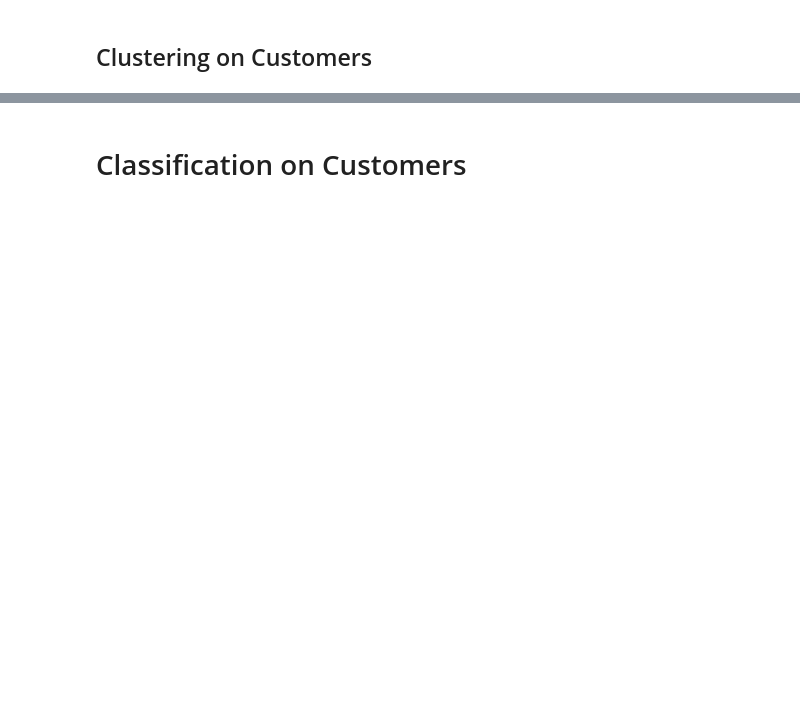
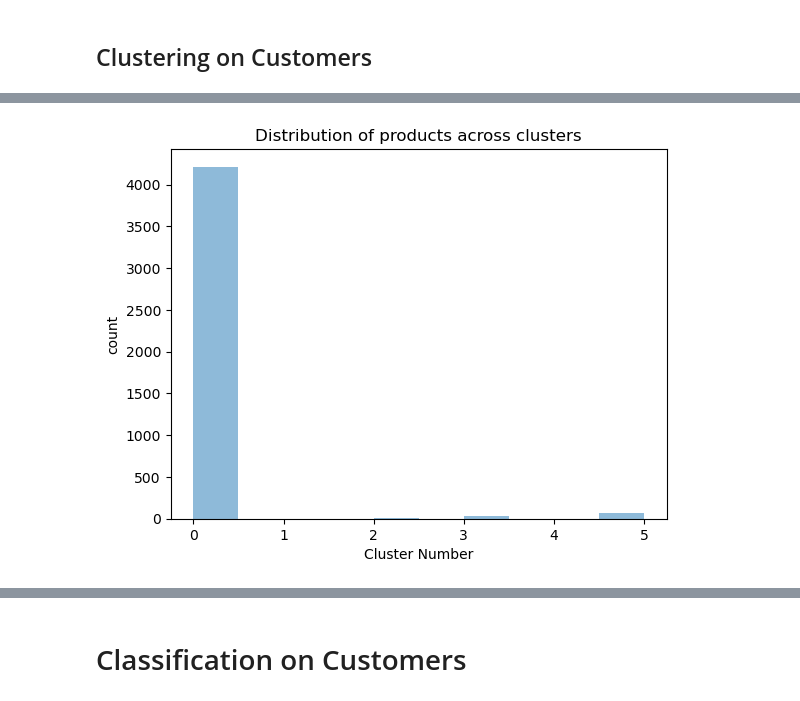
Before and after one commit to shubhjadhav/Customer-Segmentation, a Jupyter notebook: Code/customer-segmentation.ipynb, the cells around one changed output, grey strips where cells are left out. Saved outputs shown, nothing was run; the diff lists cells and outputs as text; code cells hidden in the pictures; blank space fills up the shorter version.

```diff
--- a/Code/customer-segmentation.ipynb
+++ b/Code/customer-segmentation.ipynb
@@ -839,0 +800,9 @@ For n_clusters = 10 The average silhouette_score is : 0.68
+# %%
+plt.hist(n_6, alpha=0.5)
+plt.title('Distribution of products across clusters')
+plt.xlabel('Cluster Number')
+plt.ylabel('count')
+
+plt.show()
+# %% [output]
+[figure, added]
```
Also changed, not shown: parts of 21 cells of this notebook, 1 other file.
